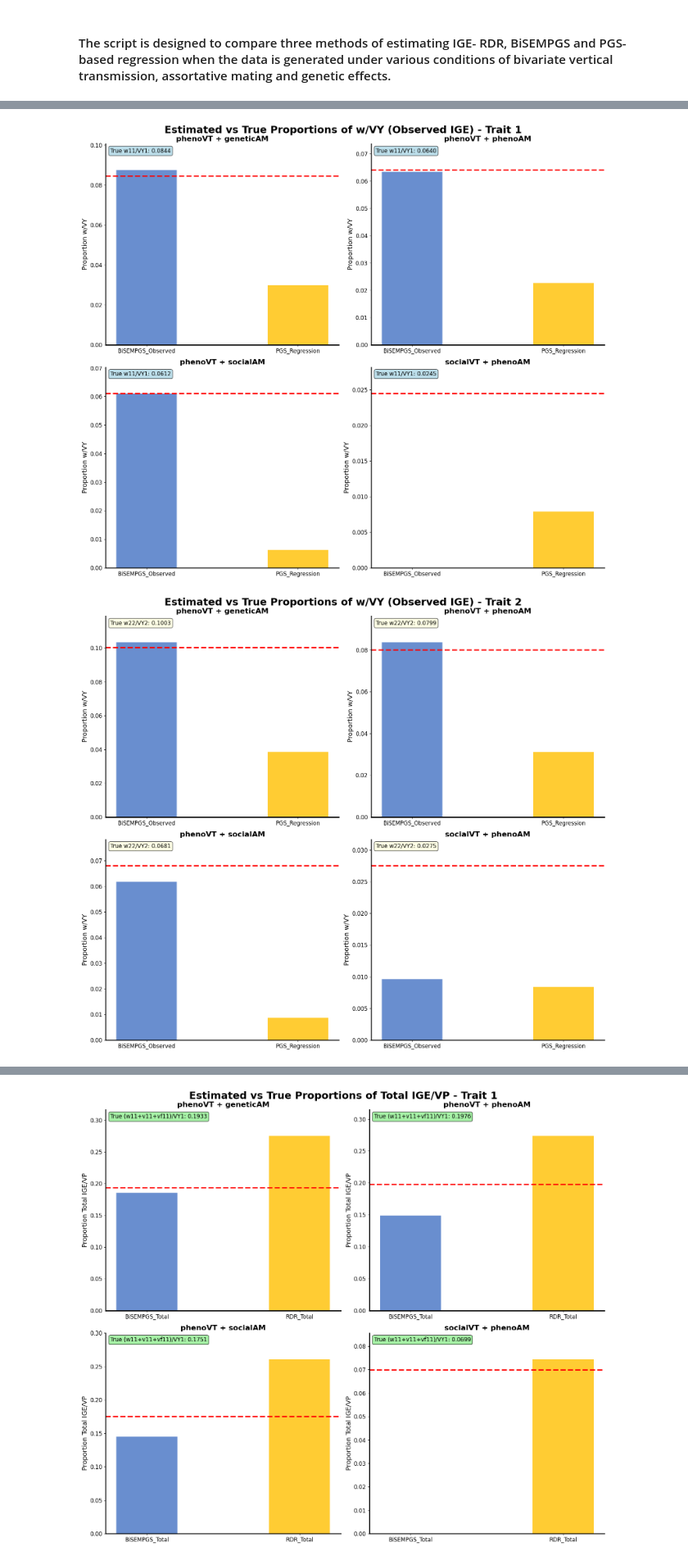
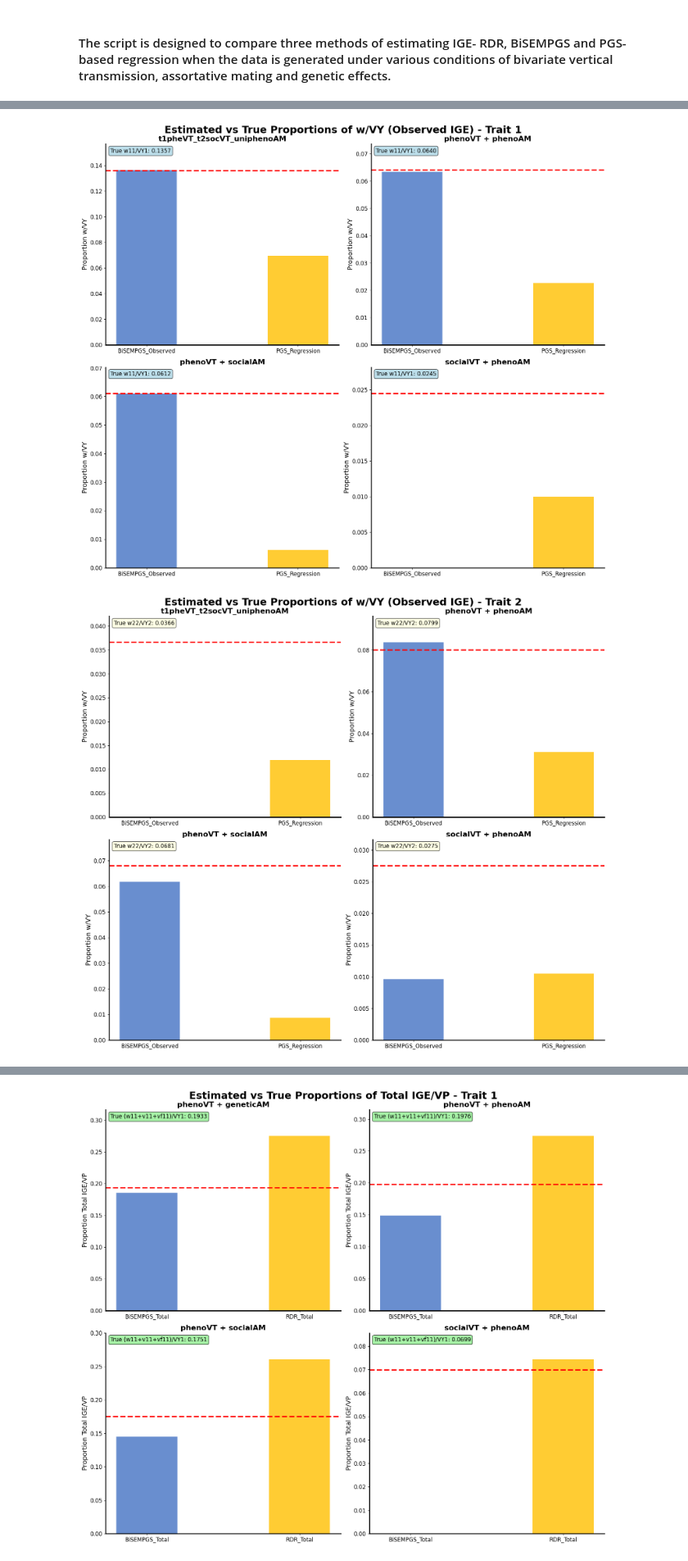
Before and after one commit to Xuanyu-Lyu/StatRev_IndirectGene, a Jupyter notebook: Analysis/joint_analysis.ipynb, the cells around one changed output, grey strips where cells are left out. Shown at 82% size. Drawn from its saved outputs; the diff is of its cells as text; code cells hidden in the pictures.

```diff
--- a/Analysis/joint_analysis.ipynb
+++ b/Analysis/joint_analysis.ipynb
@@ -115,6 +145,8 @@ SEMPGS_t1_prop_phenoVT_geneticAM_total_mad = (df_sum_SEMPGS.iloc[53]['mad']/df_s
 SEMPGS_t2_prop_phenoVT_geneticAM_total_mad = (df_sum_SEMPGS.iloc[56]['mad']/df_sum_SEMPGS.iloc[2]['median'])**2 + (df_sum_SEMPGS.iloc[60]['mad']/df_sum_SEMPGS.iloc[2]['median'])**2
 SEMPGS_t1_prop_socialVT_phenoAM_total_mad = (df_sum_SEMPGS.iloc[205]['mad']/df_sum_SEMPGS.iloc[152]['median'])**2 + (df_sum_SEMPGS.iloc[209]['mad']/df_sum_SEMPGS.iloc[152]['median'])**2
 SEMPGS_t2_prop_socialVT_phenoAM_total_mad = (df_sum_SEMPGS.iloc[208]['mad']/df_sum_SEMPGS.iloc[154]['median'])**2 + (df_sum_SEMPGS.iloc[212]['mad']/df_sum_SEMPGS.iloc[154]['median'])**2
+SEMPGS_t1_prop_t1pheVT_t2socVT_uniphenoAM_total_mad = (df_sum_SEMPGS.iloc[357]['mad']/df_sum_SEMPGS.iloc[304]['median'])**2 + (df_sum_SEMPGS.iloc[361]['mad']/df_sum_SEMPGS.iloc[304]['median'])**2
+SEMPGS_t2_prop_t1pheVT_t2socVT_uniphenoAM_total_mad = (df_sum_SEMPGS.iloc[360]['mad']/df_sum_SEMPGS.iloc[306]['median'])**2 + (df_sum_SEMPGS.iloc[364]['mad']/df_sum_SEMPGS.iloc[306]['median'])**2
 
 SEMPGS_t1_prop_phenoVT_phenoAM_observed_mad = df_sum_SEMPGS.iloc[129]['mad']/df_sum_SEMPGS.iloc[76]['median']
 SEMPGS_t2_prop_phenoVT_phenoAM_observed_mad = df_sum_SEMPGS.iloc[132]['mad']/df_sum_SEMPGS.iloc[78]['median']
@@ -124,6 +156,9 @@ SEMPGS_t1_prop_phenoVT_geneticAM_observed_mad = df_sum_SEMPGS.iloc[53]['mad']/df
 SEMPGS_t2_prop_phenoVT_geneticAM_observed_mad = df_sum_SEMPGS.iloc[56]['mad']/df_sum_SEMPGS.iloc[2]['median']
 SEMPGS_t1_prop_socialVT_phenoAM_observed_mad = df_sum_SEMPGS.iloc[205]['mad']/df_sum_SEMPGS.iloc[152]['median']
 SEMPGS_t2_prop_socialVT_phenoAM_observed_mad = df_sum_SEMPGS.iloc[208]['mad']/df_sum_SEMPGS.iloc[154]['median']
+SEMPGS_t1_prop_t1pheVT_t2socVT_uniphenoAM_observed_mad = df_sum_SEMPGS.iloc[357]['mad']/df_sum_SEMPGS.iloc[304]['median']
+SEMPGS_t2_prop_t1pheVT_t2socVT_uniphenoAM_observed_mad = df_sum_SEMPGS.iloc[360]['mad']/df_sum_SEMPGS.iloc[306]['median']
+
 
 # RDR MAD values
 RDR_t1_prop_phenoVT_phenoAM_mad = df_sum_RDR_VG2[(df_sum_RDR_VG2['trait'] == 'Y1') & (df_sum_RDR_VG2['condition'] == 'phenoVT_phenoAM')]['mad'].values[0]/RDR_VY_t1_phenoVT_phenoAM
@@ -134,6 +169,8 @@ RDR_t1_prop_phenoVT_geneticAM_mad = df_sum_RDR_VG2[(df_sum_RDR_VG2['trait'] == '
 RDR_t2_prop_phenoVT_geneticAM_mad = df_sum_RDR_VG2[(df_sum_RDR_VG2['trait'] == 'Y2') & (df_sum_RDR_VG2['condition'] == 'phenoVT_geneticAM')]['mad'].values[0]/RDR_VY_t2_phenoVT_geneticAM
 RDR_t1_prop_socialVT_phenoAM_mad = df_sum_RDR_VG2[(df_sum_RDR_VG2['trait'] == 'Y1') & (df_sum_RDR_VG2['condition'] == 'socialVT_phenoAM')]['mad'].values[0]/RDR_VY_t1_socialVT_phenoAM
 RDR_t2_prop_socialVT_phenoAM_mad = df_sum_RDR_VG2[(df_sum_RDR_VG2['trait'] == 'Y2') & (df_sum_RDR_VG2['condition'] == 'socialVT_phenoAM')]['mad'].values[0]/RDR_VY_t2_socialVT_phenoAM
+RDR_t1_prop_t1pheVT_t2socVT_uniphenoAM_mad = df_sum_RDR_VG2[(df_sum_RDR_VG2['trait'] == 'Y1') & (df_sum_RDR_VG2['condition'] == 't1pheVT_t2socVT_uniphenoAM')]['mad'].values[0]/RDR_VY_t1_t1pheVT_t2socVT_uniphenoAM
+RDR_t2_prop_t1pheVT_t2socVT_uniphenoAM_mad = df_sum_RDR_VG2[(df_sum_RDR_VG2['trait'] == 'Y2') & (df_sum_RDR_VG2['condition'] == 't1pheVT_t2socVT_uniphenoAM')]['mad'].values[0]/RDR_VY_t2_t1pheVT_t2socVT_uniphenoAM
 
 # RDR MAD values for total (VG2+VG3)/VY
 RDR_t1_prop_phenoVT_phenoAM_total_mad = np.sqrt((df_sum_RDR_VG2[(df_sum_RDR_VG2['trait'] == 'Y1') & (df_sum_RDR_VG2['condition'] == 'phenoVT_phenoAM')]['mad'].values[0]/RDR_VY_t1_phenoVT_phenoAM)**2 + (df_sum_RDR_VG3[(df_sum_RDR_VG3['trait'] == 'Y1') & (df_sum_RDR_VG3['condition'] == 'phenoVT_phenoAM')]['mad'].values[0]/RDR_VY_t1_phenoVT_phenoAM)**2)
@@ -144,6 +181,10 @@ RDR_t1_prop_phenoVT_geneticAM_total_mad = np.sqrt((df_sum_RDR_VG2[(df_sum_RDR_VG
 RDR_t2_prop_phenoVT_geneticAM_total_mad = np.sqrt((df_sum_RDR_VG2[(df_sum_RDR_VG2['trait'] == 'Y2') & (df_sum_RDR_VG2['condition'] == 'phenoVT_geneticAM')]['mad'].values[0]/RDR_VY_t2_phenoVT_geneticAM)**2 + (df_sum_RDR_VG3[(df_sum_RDR_VG3['trait'] == 'Y2') & (df_sum_RDR_VG3['condition'] == 'phenoVT_geneticAM')]['mad'].values[0]/RDR_VY_t2_phenoVT_geneticAM)**2)
 RDR_t1_prop_socialVT_phenoAM_total_mad = np.sqrt((df_sum_RDR_VG2[(df_sum_RDR_VG2['trait'] == 'Y1') & (df_sum_RDR_VG2['condition'] == 'socialVT_phenoAM')]['mad'].values[0]/RDR_VY_t1_socialVT_phenoAM)**2 + (df_sum_RDR_VG3[(df_sum_RDR_VG3['trait'] == 'Y1') & (df_sum_RDR_VG3['condition'] == 'socialVT_phenoAM')]['mad'].values[0]/RDR_VY_t1_socialVT_phenoAM)**2)
 RDR_t2_prop_socialVT_phenoAM_total_mad = np.sqrt((df_sum_RDR_VG2[(df_sum_RDR_VG2['trait'] == 'Y2') & (df_sum_RDR_VG2['condition'] == 'socialVT_phenoAM')]['mad'].values[0]/RDR_VY_t2_socialVT_phenoAM)**2 + (df_sum_RDR_VG3[(df_sum_RDR_VG3['trait'] == 'Y2') & (df_sum_RDR_VG3['condition'] == 'socialVT_phenoAM')]['mad'].values[0]/RDR_VY_t2_socialVT_phenoAM)**2)
+RDR_t1_prop_t1pheVT_t2socVT_uniphenoAM_total_mad = np.sqrt((df_sum_RDR_VG2[(df_sum_RDR_VG2['trait'] == 'Y1') & (df_sum_RDR_VG2['condition'] == 't1pheVT_t2socVT_uniphenoAM')]['mad'].values[0]/RDR_VY_t1_t1pheVT_t2socVT_uniphenoAM)**2 + (df_sum_RDR_VG3[(df_sum_RDR_VG3['trait'] == 'Y1') & (df_sum_RDR_VG3['condition'] == 't1pheVT_t2socVT_uniphenoAM')]['mad'].values[0]/RDR_VY_t1_t1pheVT_t2socVT_uniphenoAM)**2)
+RDR_t2_prop_t1pheVT_t2socVT_uniphenoAM_total_mad = np.sqrt((df_sum_RDR_VG2[(df_sum_RDR_VG2['trait'] == 'Y2') & (df_sum_RDR_VG2['condition'] == 't1pheVT_t2socVT_uniphenoAM')]['mad'].values[0]/RDR_VY_t2_t1pheVT_t2socVT_uniphenoAM)**2 + (df_sum_RDR_VG3[(df_sum_RDR_VG3['trait'] == 'Y2') & (df_sum_RDR_VG3['condition'] == 't1pheVT_t2socVT_uniphenoAM')]['mad'].values[0]/RDR_VY_t2_t1pheVT_t2socVT_uniphenoAM)**2)
+
+
 
 # Regression MAD values
 regression_t1_prop_phenoVT_phenoAM_mad = np.sqrt(df_sum_regression_trait1[mask1]['mad'].values[0]**2 + df_sum_regression_trait1[mask2]['mad'].values[0]**2)
@@ -154,6 +195,8 @@ regression_t1_prop_phenoVT_geneticAM_mad = np.sqrt(df_sum_regression_trait1[mask
 regression_t2_prop_phenoVT_geneticAM_mad = np.sqrt(df_sum_regression_trait2[mask11]['mad'].values[0]**2 + df_sum_regression_trait2[mask12]['mad'].values[0]**2)
 regression_t1_prop_socialVT_phenoAM_mad = np.sqrt(df_sum_regression_trait1[mask13]['mad'].values[0]**2 + df_sum_regression_trait1[mask14]['mad'].values[0]**2)
 regression_t2_prop_socialVT_phenoAM_mad = np.sqrt(df_sum_regression_trait2[mask15]['mad'].values[0]**2 + df_sum_regression_trait2[mask16]['mad'].values[0]**2)
+regression_t1_prop_t1pheVT_t2socVT_uniphenoAM_mad = np.sqrt(df_sum_regression_trait1[mask17]['mad'].values[0]**2 + df_sum_regression_trait1[mask18]['mad'].values[0]**2)
+regression_t2_prop_t1pheVT_t2socVT_uniphenoAM_mad = np.sqrt(df_sum_regression_trait2[mask19]['mad'].values[0]**2 + df_sum_regression_trait2[mask20]['mad'].values[0]**2)
 # %%
 # Create a comprehensive dataframe for visualization
 data = []
@@ -311,7 +354,7 @@ def parse_matrix_file(filepath):
     return vp_matrix, w_matrix, v_matrix
 
 # Define conditions and file paths
-conditions = ['phenoVT_geneticAM', 'phenoVT_phenoAM', 'phenoVT_socialAM', 'socialVT_phenoAM']
+conditions = ['phenoVT_geneticAM', 'phenoVT_phenoAM', 'phenoVT_socialAM', 'socialVT_phenoAM', 't1pheVT_t2socVT_uniphenoAM']
 base_path = '/Users/xuly4739/Library/CloudStorage/OneDrive-UCB-O365/Documents/coding/PyProject/StatRev_IndirectGene/Analysis/Averaged_Results/'
 
 # Store results
@@ -382,8 +425,8 @@ os.makedirs(figures_dir, exist_ok=True)
 estimated_data = df_comparison[(df_comparison['Method'].isin(['BiSEMPGS_Observed', 'PGS_Regression']))]
 
 # Define condition names and positions
-conditions = ['phenoVT_geneticAM', 'phenoVT_phenoAM', 'phenoVT_socialAM', 'socialVT_phenoAM']
-condition_titles = ['phenoVT + geneticAM', 'phenoVT + phenoAM', 'phenoVT + socialAM', 'socialVT + phenoAM']
+conditions = ['t1pheVT_t2socVT_uniphenoAM', 'phenoVT_phenoAM', 'phenoVT_socialAM', 'socialVT_phenoAM']
+condition_titles = ['t1pheVT_t2socVT_uniphenoAM', 'phenoVT + phenoAM', 'phenoVT + socialAM', 'socialVT + phenoAM']
 positions = [(0,0), (0,1), (1,0), (1,1)]
 
 # Colors for different methods - blue and warm yellow
@@ -528,34 +571,34 @@ for idx, (condition, title) in enumerate(zip(conditions, condition_titles)):
     # Remove top and right spines, make remaining spines wider
     ax.spines['top'].set_visible(False)
     ax.spines['right'].set_visible(False)
     ax.spines['left'].set_linewidth(2)
     ax.spines['bottom'].set_linewidth(2)
 
     # Add text showing true value with larger font
     ax.text(0.02, 0.98, f'True w22/VY2: {true_trait2_w22:.4f}',
             transform=ax.transAxes, verticalalignment='top', fontsize=12,
             bbox=dict(boxstyle='round', facecolor='lightyellow', alpha=0.8))
 
 # Add legend to the first subplot with larger font
 #axes2[0,0].legend(loc='upper right', fontsize=14)
 
 plt.tight_layout()
 # Save figure
 fig2.savefig(os.path.join(figures_dir, 'trait2_ige_proportions.png'), dpi=300, bbox_inches='tight')
 plt.show()
 
 # Print summary of true values for reference
 print("\n=== TRUE VALUES SUMMARY (w/VY - Observed IGE) ===")
 for condition in conditions:
     if condition in true_proportions:
         true_w_over_vy = true_proportions[condition]['w_over_VY']
         print(f"\n{condition}:")
         print(f"  Trait1 - w11/VY1: {true_w_over_vy[0,0]:.4f}, w12/VY1: {true_w_over_vy[0,1]:.4f}")
         print(f"  Trait2 - w21/VY2: {true_w_over_vy[1,0]:.4f}, w22/VY2: {true_w_over_vy[1,1]:.4f}")
 
 print(f"\nFigures saved to: {figures_dir}")
 # %% [output]
-[figure, old version]
+[figure, new version]
-[figure, old version]
+[figure, new version]
 === TRUE VALUES SUMMARY (w/VY - Observed IGE) ===
 
```
Also changed, not shown: parts of 6 cells of this notebook, 12 other files.
